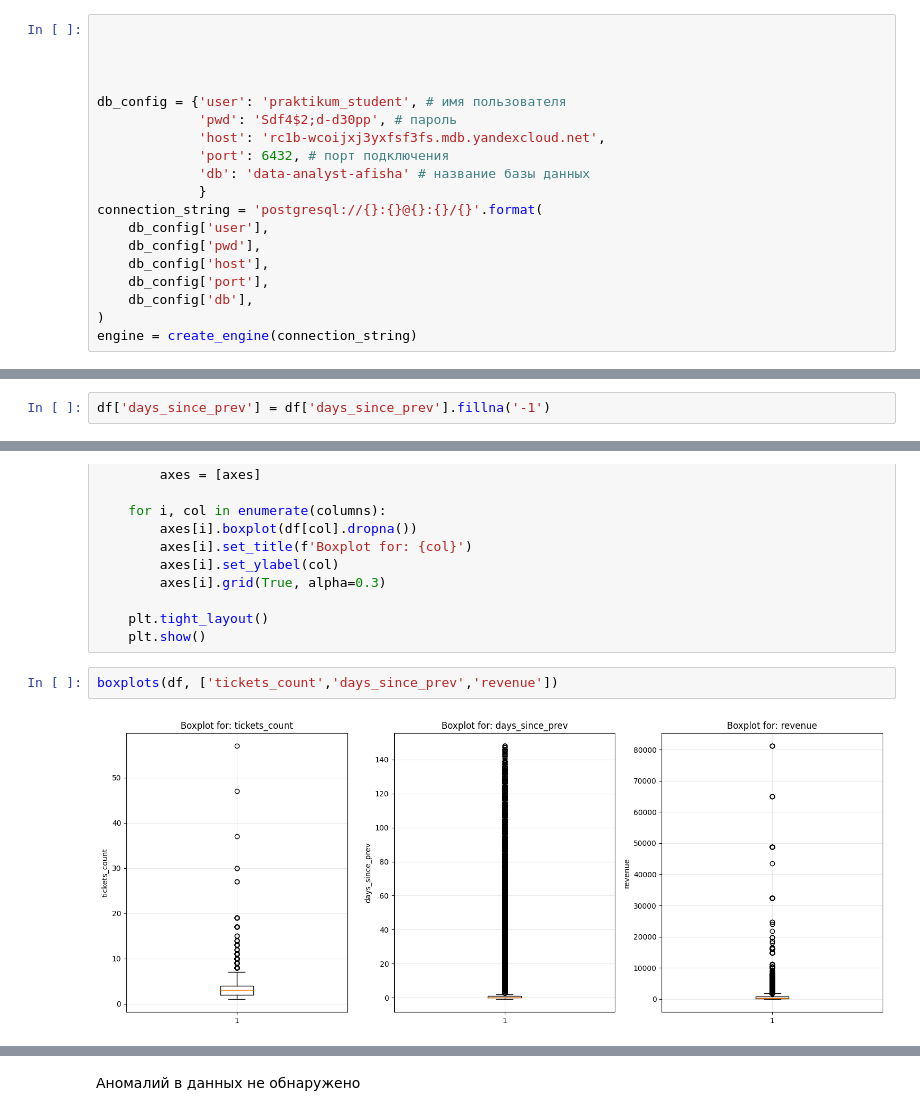
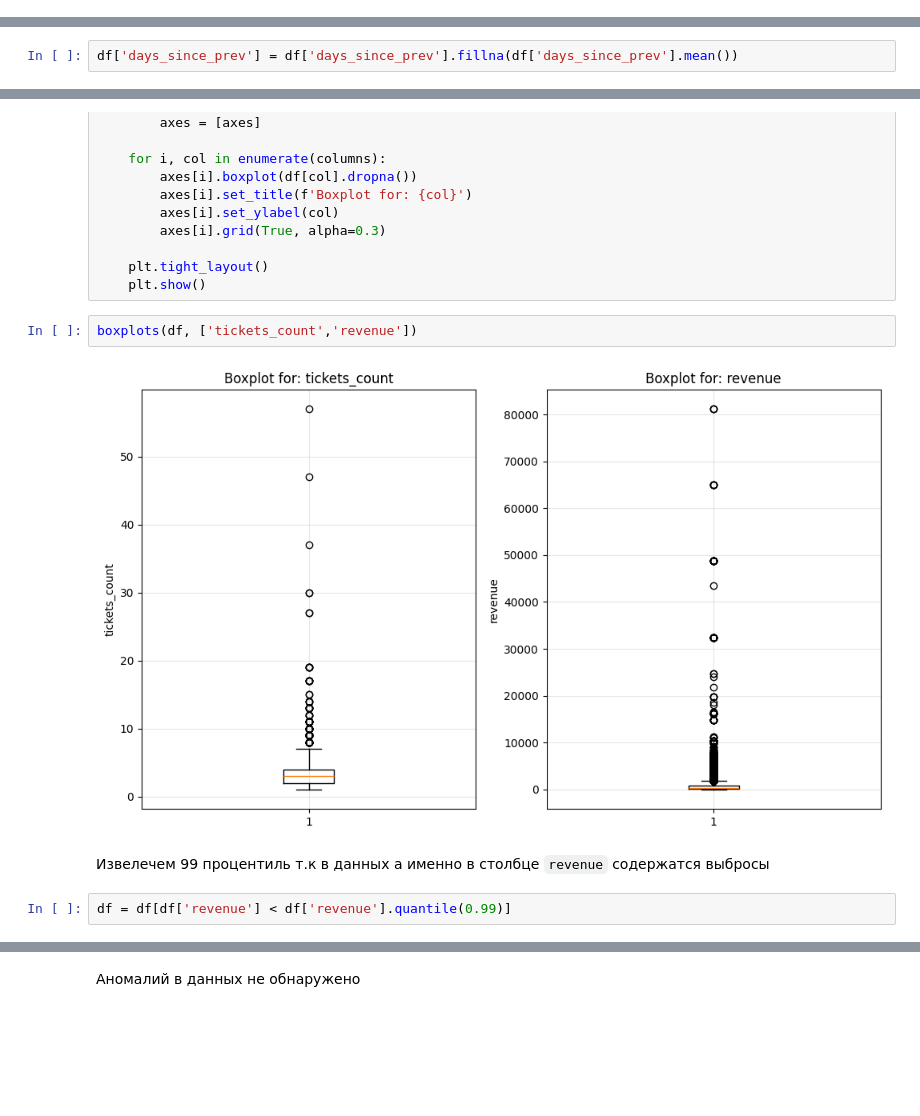
Before and after one commit to IgorekPotekhin/Yandex_Afisha_User_Loyalt, a Jupyter notebook: notebooks/Notebook_Afisha_practicum.ipynb, the cells around one changed output, grey strips where cells are left out. Drawn from its saved outputs; the diff is of its cells as text; blank space fills up the shorter version.

```diff
--- a/notebooks/Notebook_Afisha_practicum.ipynb
+++ b/notebooks/Notebook_Afisha_practicum.ipynb
@@ -56,22 +159,3 @@ Requirement already satisfied: six>=1.5 in /usr/local/lib/python3.12/dist-packag
 # %% [markdown]
 
 Подключение к БД:
-# %%
-
-
-
-
-db_config = {'user': 'praktikum_student', # имя пользователя
-             'pwd': 'Sdf4$2;d-d30pp', # пароль
-             'host': 'rc1b-wcoijxj3yxfsf3fs.mdb.yandexcloud.net',
-             'port': 6432, # порт подключения
-             'db': 'data-analyst-afisha' # название базы данных
-             }
-connection_string = 'postgresql://{}:{}@{}:{}/{}'.format(
-    db_config['user'],
-    db_config['pwd'],
-    db_config['host'],
-    db_config['port'],
-    db_config['db'],
-)
-engine = create_engine(connection_string)
@@ -332,4 +502,4 @@ dtype: int64
 1. Обработаем пропущенные значение в столбце `days_since_prev`
 2. Уменьшим размерность данных
 # %%
-df['days_since_prev'] = df['days_since_prev'].fillna('-1')
+df['days_since_prev'] = df['days_since_prev'].fillna(df['days_since_prev'].mean())
@@ -511,6 +716,10 @@ def boxplots(df, columns):
     plt.tight_layout()
     plt.show()
 # %%
-boxplots(df, ['tickets_count','days_since_prev','revenue'])
+boxplots(df, ['tickets_count','revenue'])
 # %% [output]
-[figure, old version]
+[figure, new version]
+# %% [markdown]
+Извелечем 99 процентиль т.к в данных  а именно в столбце `revenue` содержатся выбросы
+# %%
+df = df[df['revenue'] < df['revenue'].quantile(0.99)]
```
Also changed, not shown: parts of 142 cells of this notebook.
